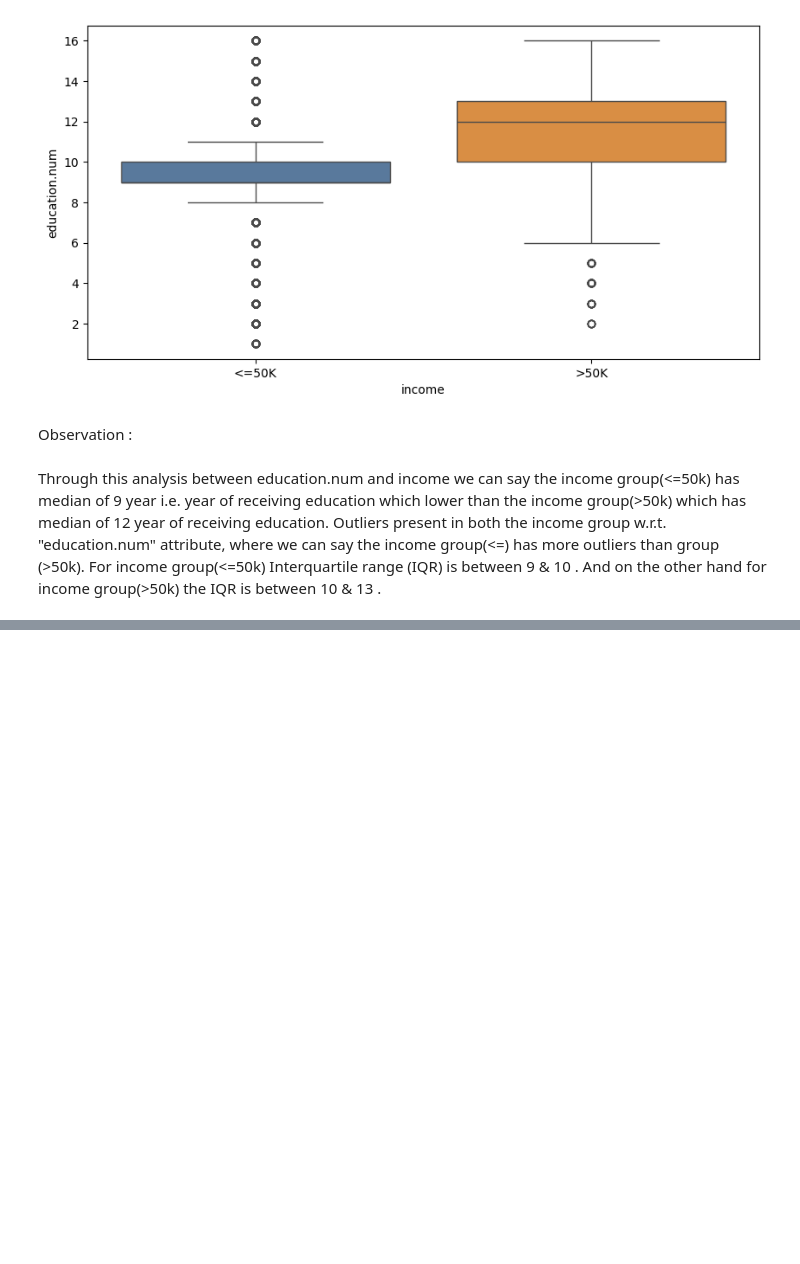
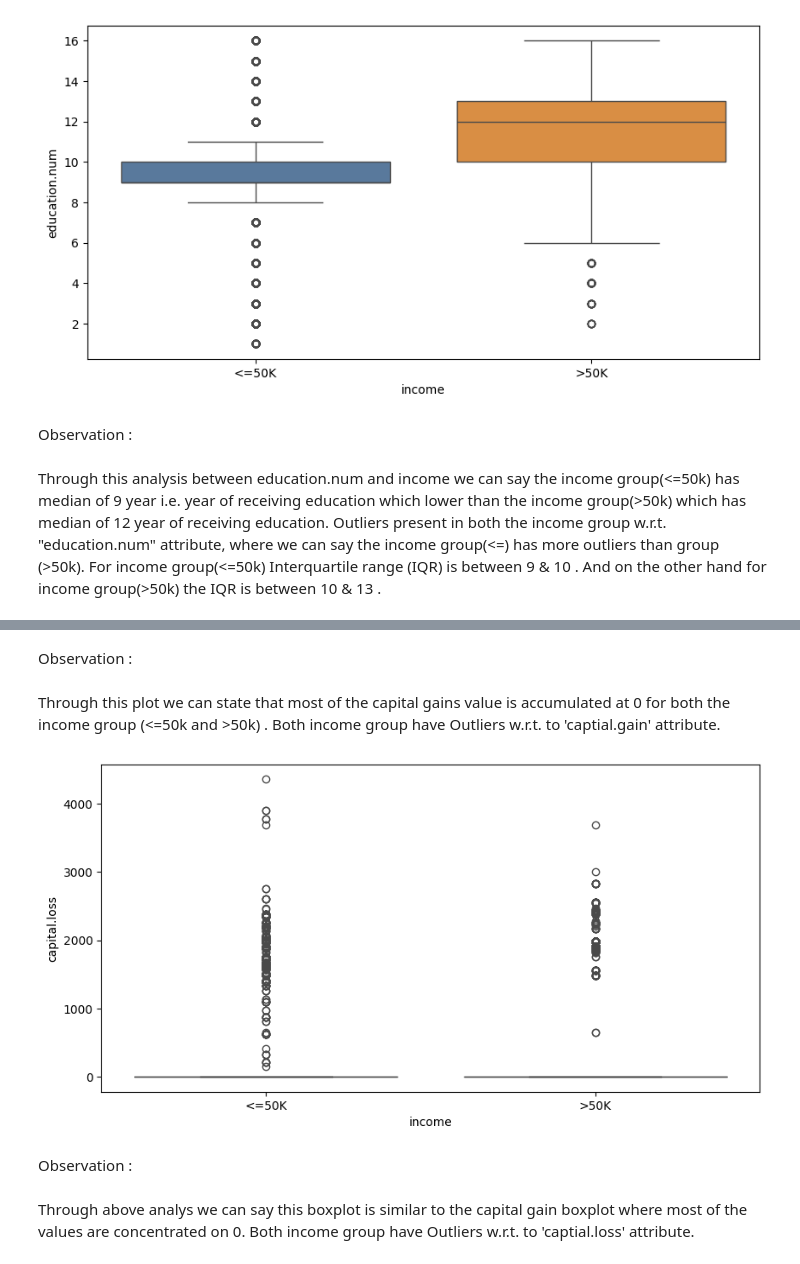
Before and after one commit to soniya-builds/Data-Analysis-Projects, a Jupyter notebook: Full Data Analysis Project with Python/raw_code.ipynb, the cells around one changed output, grey strips where cells are left out. Cells and saved outputs as stored; diff of their text form; code cells hidden in the pictures; blank space fills up the shorter version.

```diff
--- a/Full Data Analysis Project with Python/raw_code.ipynb
+++ b/Full Data Analysis Project with Python/raw_code.ipynb
@@ -745,0 +754,18 @@ For income group(<=50k) Interquartile range (IQR) is between 9 & 10 . And on the
+# %% [markdown]
+Observation :
+# %% [markdown]
+Through this plot we can state that most of the capital gains value is accumulated at 0 for both the income group (<=50k and >50k) .
+Both income group have Outliers w.r.t. to 'captial.gain' attribute.
+# %%
+### Captial Loss (Relationship with income)
+fig = plt.figure(figsize=(10,5))
+my_colors = ["#4e79a7", "#f28e2b"]
+sb.boxplot(x="income", y="capital.loss", data=df, palette=my_colors, hue="income", legend=False)
+plt.show()
+# %% [output]
+[figure, added]
+# %% [markdown]
+Observation :
+# %% [markdown]
+Through above analys we can say this boxplot is similar to the capital gain boxplot where most of the values are concentrated on 0.
+Both income group have Outliers w.r.t. to 'captial.loss' attribute.
```
Also changed, not shown: parts of 1 cell of this notebook.
